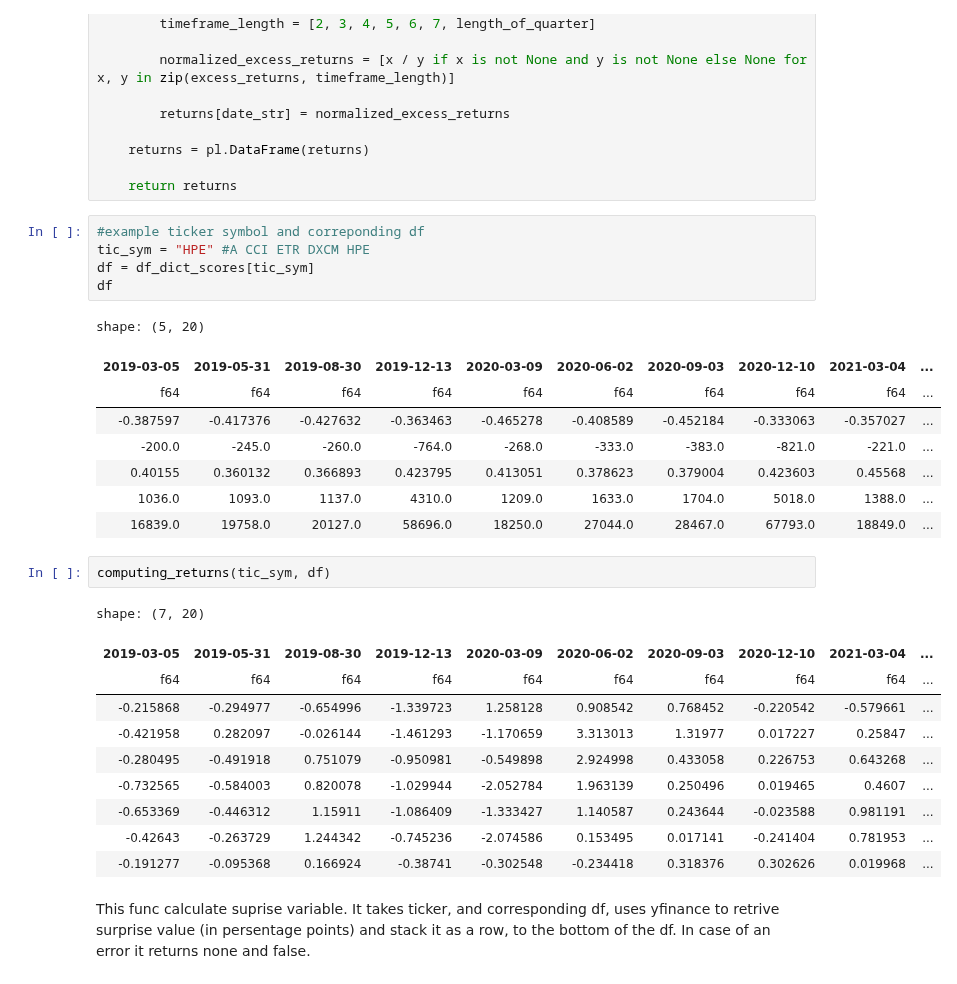
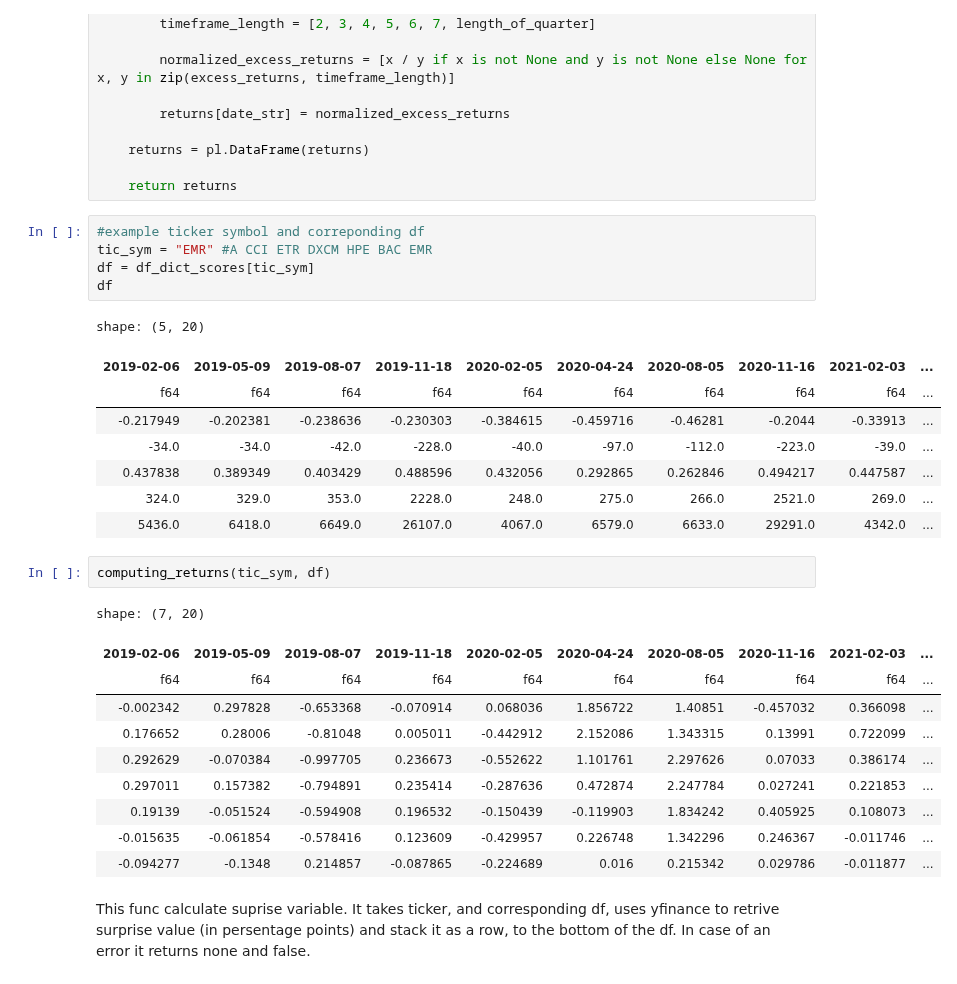
Before and after one commit to LeatherBag011235/Parsim-sec, a Jupyter notebook: src/Analysis/excess_ret_500.ipynb, the cells around one changed output. Drawn from its saved outputs; the diff is of its cells as text.

```diff
--- a/src/Analysis/excess_ret_500.ipynb
+++ b/src/Analysis/excess_ret_500.ipynb
@@ -201,31 +213,31 @@ def computing_returns(tic_sym, df):
     return returns
 # %%
 #example ticker symbol and correponding df
-tic_sym = "HPE" #A CCI ETR DXCM HPE
+tic_sym = "EMR" #A CCI ETR DXCM HPE BAC EMR
 df = df_dict_scores[tic_sym]
 df
 # %% [output]
 shape: (5, 20)
-| 2019-03-05 | 2019-05-31 | 2019-08-30 | 2019-12-13 | 2020-03-09 | 2020-06-02 | 2020-09-03 | 2020-12-10 | 2021-03-04 | ... |
+| 2019-02-06 | 2019-05-09 | 2019-08-07 | 2019-11-18 | 2020-02-05 | 2020-04-24 | 2020-08-05 | 2020-11-16 | 2021-02-03 | ... |
 | f64 | f64 | f64 | f64 | f64 | f64 | f64 | f64 | f64 | ... |
-| -0.387597 | -0.417376 | -0.427632 | -0.363463 | -0.465278 | -0.408589 | -0.452184 | -0.333063 | -0.357027 | ... |
-| -200.0 | -245.0 | -260.0 | -764.0 | -268.0 | -333.0 | -383.0 | -821.0 | -221.0 | ... |
-| 0.40155 | 0.360132 | 0.366893 | 0.423795 | 0.413051 | 0.378623 | 0.379004 | 0.423603 | 0.45568 | ... |
-| 1036.0 | 1093.0 | 1137.0 | 4310.0 | 1209.0 | 1633.0 | 1704.0 | 5018.0 | 1388.0 | ... |
-| 16839.0 | 19758.0 | 20127.0 | 58696.0 | 18250.0 | 27044.0 | 28467.0 | 67793.0 | 18849.0 | ... |
+| -0.217949 | -0.202381 | -0.238636 | -0.230303 | -0.384615 | -0.459716 | -0.46281 | -0.2044 | -0.33913 | ... |
+| -34.0 | -34.0 | -42.0 | -228.0 | -40.0 | -97.0 | -112.0 | -223.0 | -39.0 | ... |
+| 0.437838 | 0.389349 | 0.403429 | 0.488596 | 0.432056 | 0.292865 | 0.262846 | 0.494217 | 0.447587 | ... |
+| 324.0 | 329.0 | 353.0 | 2228.0 | 248.0 | 275.0 | 266.0 | 2521.0 | 269.0 | ... |
+| 5436.0 | 6418.0 | 6649.0 | 26107.0 | 4067.0 | 6579.0 | 6633.0 | 29291.0 | 4342.0 | ... |
 # %%
 computing_returns(tic_sym, df)
 # %% [output]
 shape: (7, 20)
-| 2019-03-05 | 2019-05-31 | 2019-08-30 | 2019-12-13 | 2020-03-09 | 2020-06-02 | 2020-09-03 | 2020-12-10 | 2021-03-04 | ... |
+| 2019-02-06 | 2019-05-09 | 2019-08-07 | 2019-11-18 | 2020-02-05 | 2020-04-24 | 2020-08-05 | 2020-11-16 | 2021-02-03 | ... |
 | f64 | f64 | f64 | f64 | f64 | f64 | f64 | f64 | f64 | ... |
-| -0.215868 | -0.294977 | -0.654996 | -1.339723 | 1.258128 | 0.908542 | 0.768452 | -0.220542 | -0.579661 | ... |
-| -0.421958 | 0.282097 | -0.026144 | -1.461293 | -1.170659 | 3.313013 | 1.31977 | 0.017227 | 0.25847 | ... |
-| -0.280495 | -0.491918 | 0.751079 | -0.950981 | -0.549898 | 2.924998 | 0.433058 | 0.226753 | 0.643268 | ... |
-| -0.732565 | -0.584003 | 0.820078 | -1.029944 | -2.052784 | 1.963139 | 0.250496 | 0.019465 | 0.4607 | ... |
-| -0.653369 | -0.446312 | 1.15911 | -1.086409 | -1.333427 | 1.140587 | 0.243644 | -0.023588 | 0.981191 | ... |
-| -0.42643 | -0.263729 | 1.244342 | -0.745236 | -2.074586 | 0.153495 | 0.017141 | -0.241404 | 0.781953 | ... |
-| -0.191277 | -0.095368 | 0.166924 | -0.38741 | -0.302548 | -0.234418 | 0.318376 | 0.302626 | 0.019968 | ... |
+| -0.002342 | 0.297828 | -0.653368 | -0.070914 | 0.068036 | 1.856722 | 1.40851 | -0.457032 | 0.366098 | ... |
+| 0.176652 | 0.28006 | -0.81048 | 0.005011 | -0.442912 | 2.152086 | 1.343315 | 0.13991 | 0.722099 | ... |
+| 0.292629 | -0.070384 | -0.997705 | 0.236673 | -0.552622 | 1.101761 | 2.297626 | 0.07033 | 0.386174 | ... |
+| 0.297011 | 0.157382 | -0.794891 | 0.235414 | -0.287636 | 0.472874 | 2.247784 | 0.027241 | 0.221853 | ... |
+| 0.19139 | -0.051524 | -0.594908 | 0.196532 | -0.150439 | -0.119903 | 1.834242 | 0.405925 | 0.108073 | ... |
+| -0.015635 | -0.061854 | -0.578416 | 0.123609 | -0.429957 | 0.226748 | 1.342296 | 0.246367 | -0.011746 | ... |
+| -0.094277 | -0.1348 | 0.214857 | -0.087865 | -0.224689 | 0.016 | 0.215342 | 0.029786 | -0.011877 | ... |
 # %% [markdown]
 This func calculate suprise variable. It takes ticker, and corresponding df, uses yfinance to retrive surprise value (in persentage points) and stack it as a row, to the bottom of the df. In case of an error it returns none and false.
 # %%
```
Also changed, not shown: parts of 22 cells of this notebook, 1 other file.
